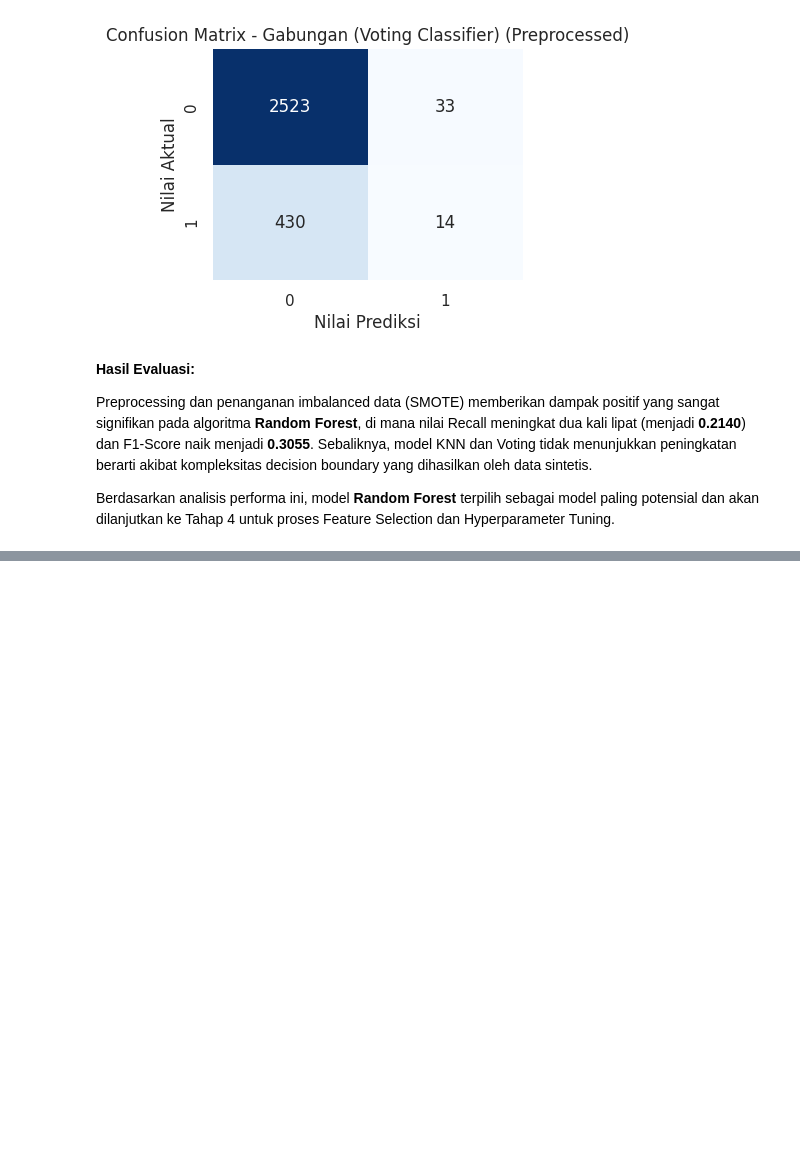
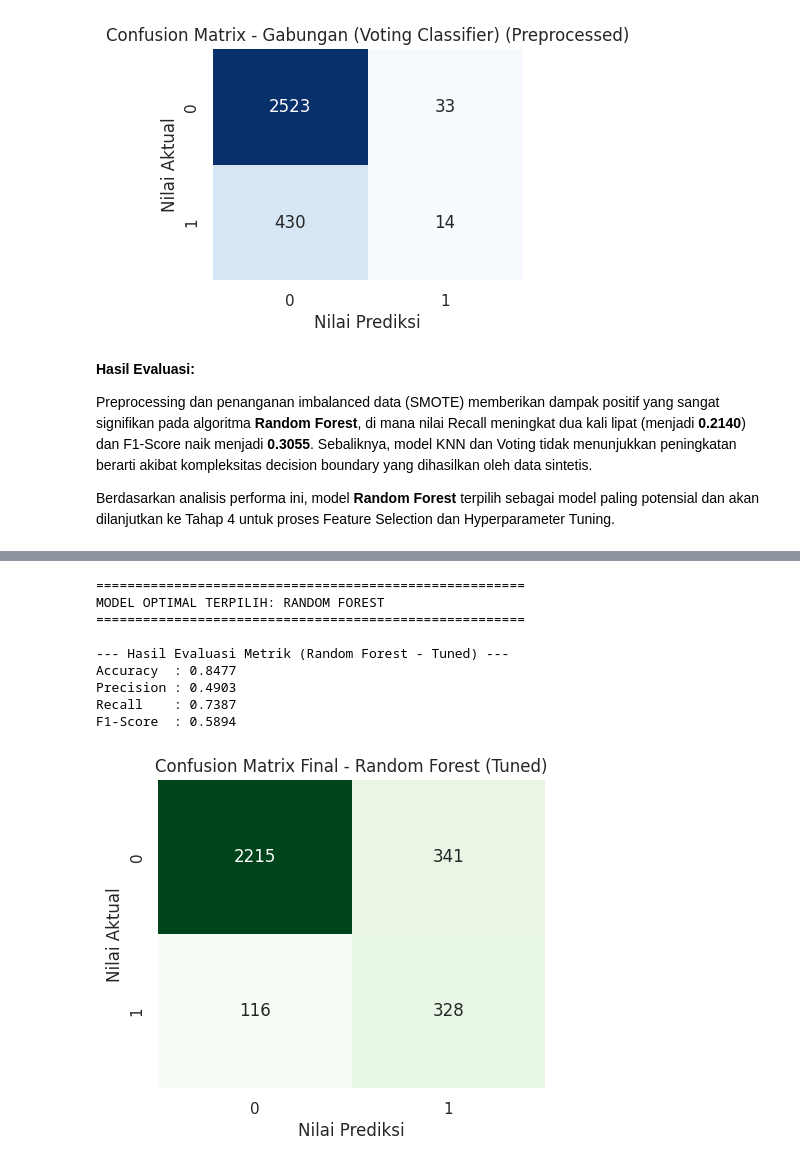
Before and after one commit to dafaisaa/UAS-BengkelKoding-A11.2023.14951, a Jupyter notebook: UAS_A11_2023_14951.ipynb, the cells around one changed output, grey strips where cells are left out. Saved outputs shown, nothing was run; the diff lists cells and outputs as text; code cells hidden in the pictures; blank space fills up the shorter version.

```diff
--- a/UAS_A11_2023_14951.ipynb
+++ b/UAS_A11_2023_14951.ipynb
@@ -390,0 +505,36 @@ untuk proses Feature Selection dan Hyperparameter Tuning.
+# %%
+from sklearn.metrics import accuracy_score, precision_score, recall_score, f1_score, confusion_matrix
+
+print("=======================================================")
+print(f"MODEL OPTIMAL TERPILIH: {overall_best_name.upper()}")
+print("=======================================================\n")
+
+# Melakukan prediksi menggunakan Best Estimator pada data uji
+y_pred_optimal = overall_best_model.predict(X_test_selected)
+
+# Menampilkan metrik evaluasi
+print(f"--- Hasil Evaluasi Metrik ({overall_best_name} - Tuned) ---")
+print(f"Accuracy  : {accuracy_score(y_test, y_pred_optimal):.4f}")
+print(f"Precision : {precision_score(y_test, y_pred_optimal):.4f}")
+print(f"Recall    : {recall_score(y_test, y_pred_optimal):.4f}")
+print(f"F1-Score  : {f1_score(y_test, y_pred_optimal):.4f}\n")
+
+# Visualisasi Confusion Matrix Final
+cm_optimal = confusion_matrix(y_test, y_pred_optimal)
+plt.figure(figsize=(5, 4))
+sns.heatmap(cm_optimal, annot=True, fmt='d', cmap='Greens', cbar=False)
+plt.title(f'Confusion Matrix Final - {overall_best_name} (Tuned)')
+plt.ylabel('Nilai Aktual')
+plt.xlabel('Nilai Prediksi')
+plt.show()
+# %% [output]
+=======================================================
+MODEL OPTIMAL TERPILIH: RANDOM FOREST
+=======================================================
+
+--- Hasil Evaluasi Metrik (Random Forest - Tuned) ---
+Accuracy  : 0.8477
+Precision : 0.4903
+Recall    : 0.7387
+F1-Score  : 0.5894
+[figure, added]
```
Also changed, not shown: parts of 4 cells of this notebook.
